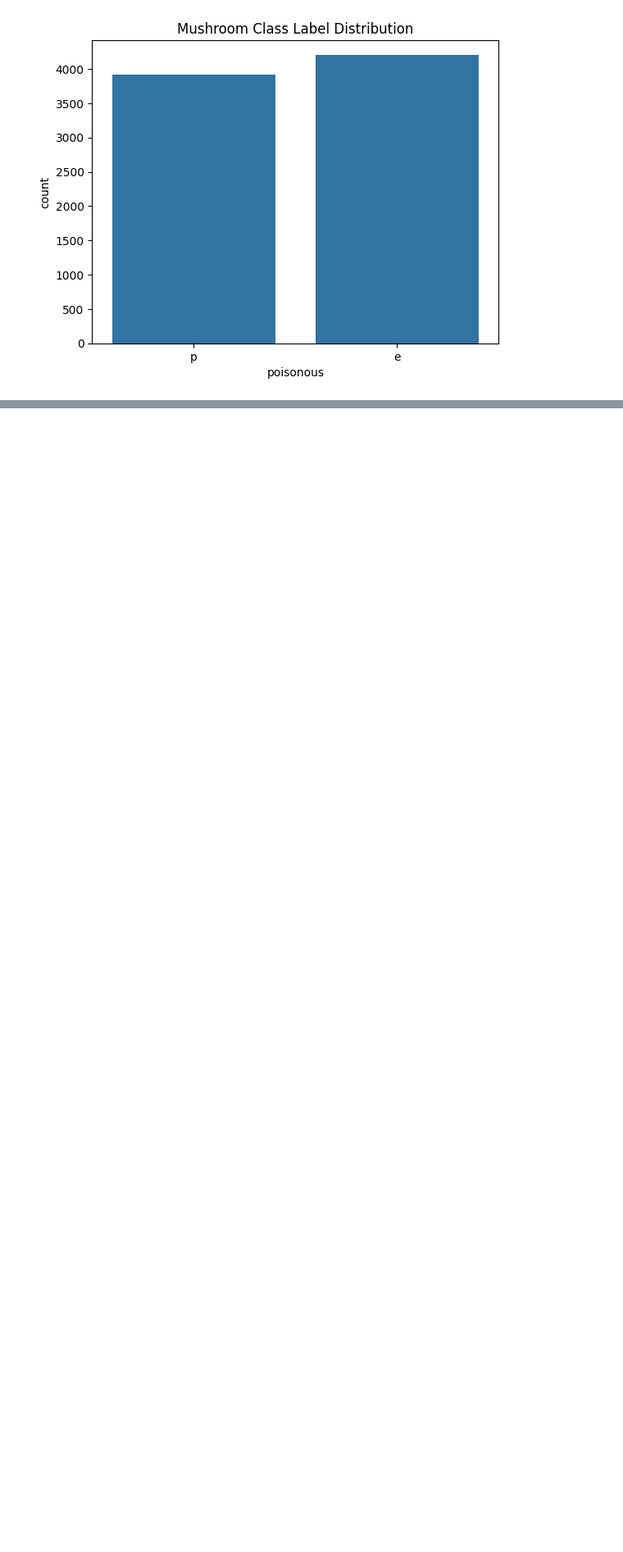
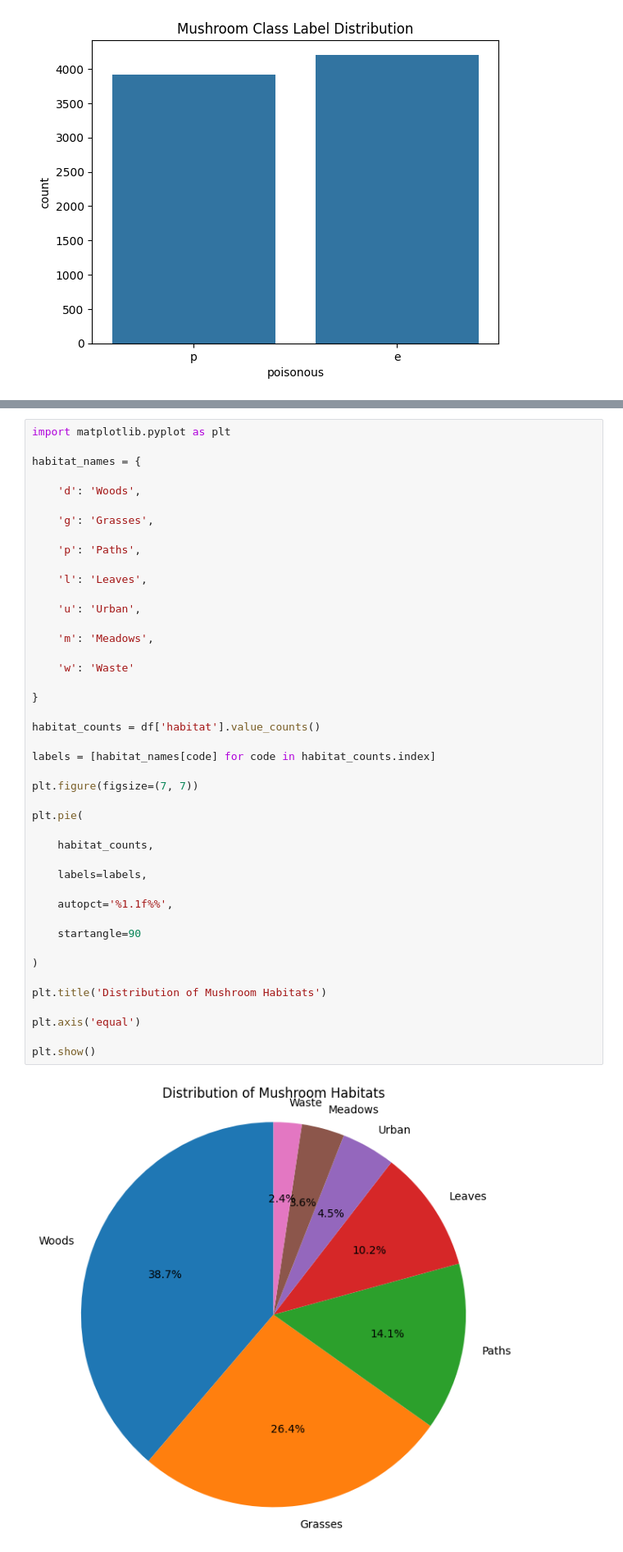
Before and after one commit to danah113/IT326-Data-mining-Project, a Jupyter notebook: Phase2.ipynb, the cells around one changed output, grey strips where cells are left out. Shown at 82% size. Saved outputs shown, nothing was run; the diff lists cells and outputs as text; blank space fills up the shorter version.

```diff
--- a/Phase2.ipynb
+++ b/Phase2.ipynb
@@ -138,0 +159,46 @@ The class lable distribution shows that the dataset contains 4,208 edible mushro
+# %%
+import matplotlib.pyplot as plt
+
+habitat_names = {
+
+    'd': 'Woods',
+
+    'g': 'Grasses',
+
+    'p': 'Paths',
+
+    'l': 'Leaves',
+
+    'u': 'Urban',
+
+    'm': 'Meadows',
+
+    'w': 'Waste'
+
+}
+
+habitat_counts = df['habitat'].value_counts()
+
+labels = [habitat_names[code] for code in habitat_counts.index]
+
+plt.figure(figsize=(7, 7))
+
+plt.pie(
+
+    habitat_counts,
+
+    labels=labels,
+
+    autopct='%1.1f%%',
+
+    startangle=90
+
+)
+
+plt.title('Distribution of Mushroom Habitats')
+
+plt.axis('equal')
+
+plt.show()
+# %% [output]
+[figure, added]
```
Also changed, not shown: parts of 19 cells of this notebook.
